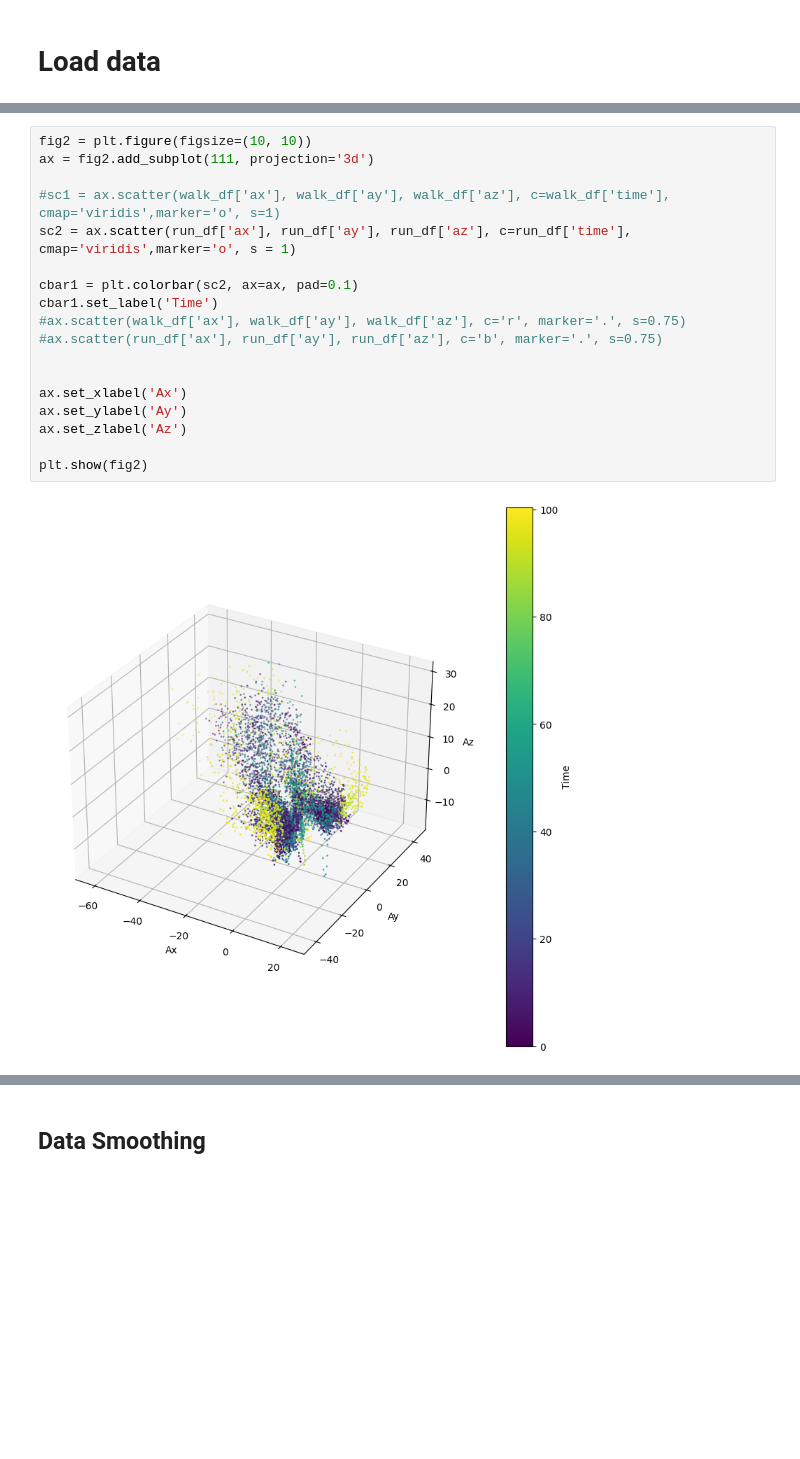
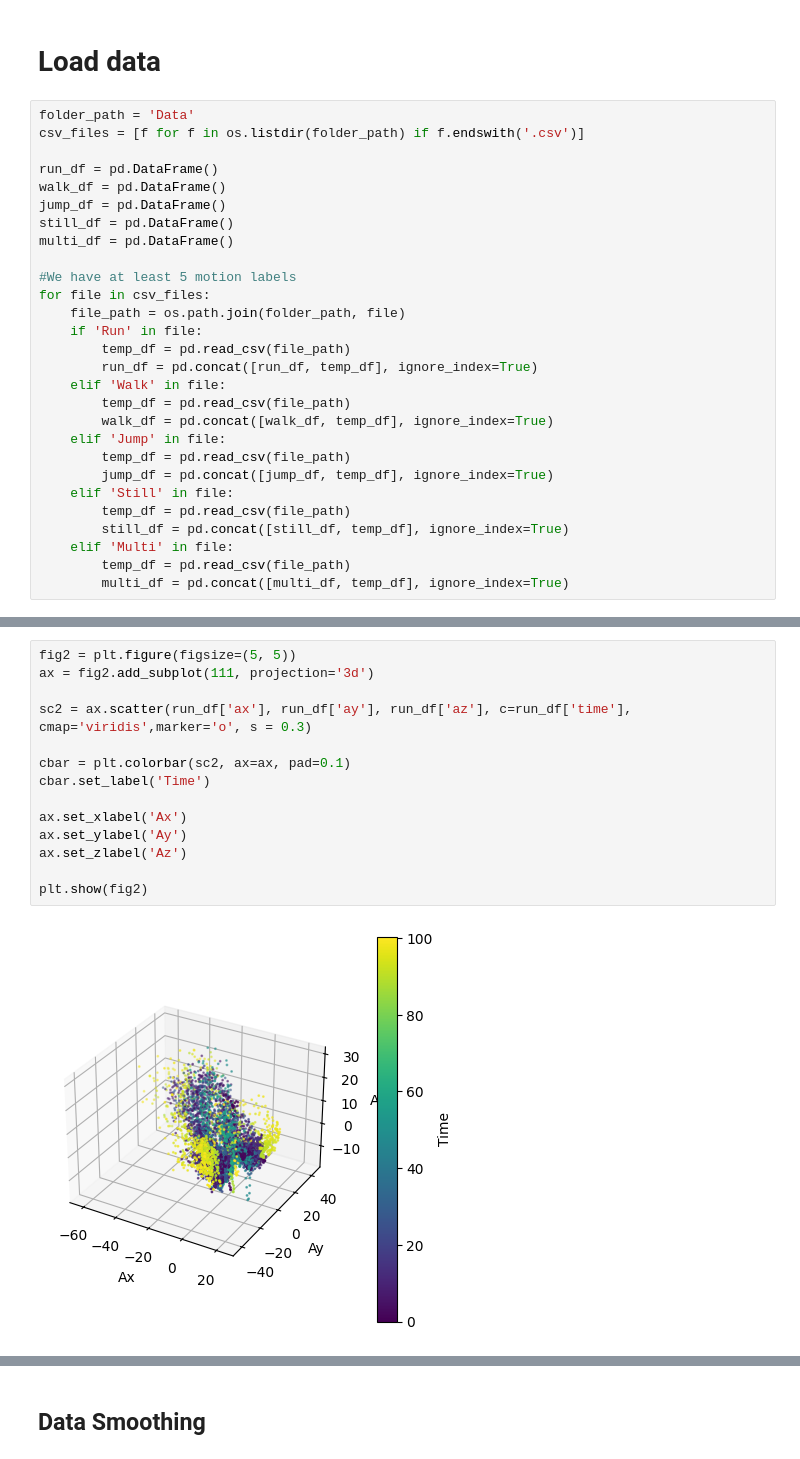
Before and after one commit to FSYFSYFSY/CMPT353_Project, a Jupyter notebook: program.ipynb, the cells around one changed output, grey strips where cells are left out. Drawn from its saved outputs; the diff is of its cells as text; blank space fills up the shorter version.

```diff
--- a/program.ipynb
+++ b/program.ipynb
@@ -15,4 +15,32 @@ import matplotlib.pyplot as plt
 from sklearn.metrics import accuracy_score, classification_report, confusion_matrix
 # %% [markdown]
 # Load data
+# %%
+folder_path = 'Data'
+csv_files = [f for f in os.listdir(folder_path) if f.endswith('.csv')]
+
+run_df = pd.DataFrame()
+walk_df = pd.DataFrame()
+jump_df = pd.DataFrame()
+still_df = pd.DataFrame()
+multi_df = pd.DataFrame()
+
+#We have at least 5 motion labels
+for file in csv_files:
+    file_path = os.path.join(folder_path, file)
+    if 'Run' in file:
+        temp_df = pd.read_csv(file_path)
+        run_df = pd.concat([run_df, temp_df], ignore_index=True)
+    elif 'Walk' in file:
+        temp_df = pd.read_csv(file_path)
+        walk_df = pd.concat([walk_df, temp_df], ignore_index=True)
+    elif 'Jump' in file:
+        temp_df = pd.read_csv(file_path)
+        jump_df = pd.concat([jump_df, temp_df], ignore_index=True)
+    elif 'Still' in file:
+        temp_df = pd.read_csv(file_path)
+        still_df = pd.concat([still_df, temp_df], ignore_index=True)
+    elif 'Multi' in file:
+        temp_df = pd.read_csv(file_path)
+        multi_df = pd.concat([multi_df, temp_df], ignore_index=True)
 # %%
@@ -53,20 +64,16 @@ plt.show(fig1)
 # %%
-fig2 = plt.figure(figsize=(10, 10))
+fig2 = plt.figure(figsize=(5, 5))
 ax = fig2.add_subplot(111, projection='3d')
 
-#sc1 = ax.scatter(walk_df['ax'], walk_df['ay'], walk_df['az'], c=walk_df['time'], cmap='viridis',marker='o', s=1)
-sc2 = ax.scatter(run_df['ax'], run_df['ay'], run_df['az'], c=run_df['time'], cmap='viridis',marker='o', s = 1)
+sc2 = ax.scatter(run_df['ax'], run_df['ay'], run_df['az'], c=run_df['time'], cmap='viridis',marker='o', s = 0.3)
 
-cbar1 = plt.colorbar(sc2, ax=ax, pad=0.1)
-cbar1.set_label('Time')
-#ax.scatter(walk_df['ax'], walk_df['ay'], walk_df['az'], c='r', marker='.', s=0.75)
-#ax.scatter(run_df['ax'], run_df['ay'], run_df['az'], c='b', marker='.', s=0.75)
-
+cbar = plt.colorbar(sc2, ax=ax, pad=0.1)
+cbar.set_label('Time')
 
 ax.set_xlabel('Ax')
 ax.set_ylabel('Ay')
 ax.set_zlabel('Az')
 
 plt.show(fig2)
 # %% [output]
-[figure, old version]
+[figure, new version]
```
Also changed, not shown: parts of 10 cells of this notebook, 23 other files.
